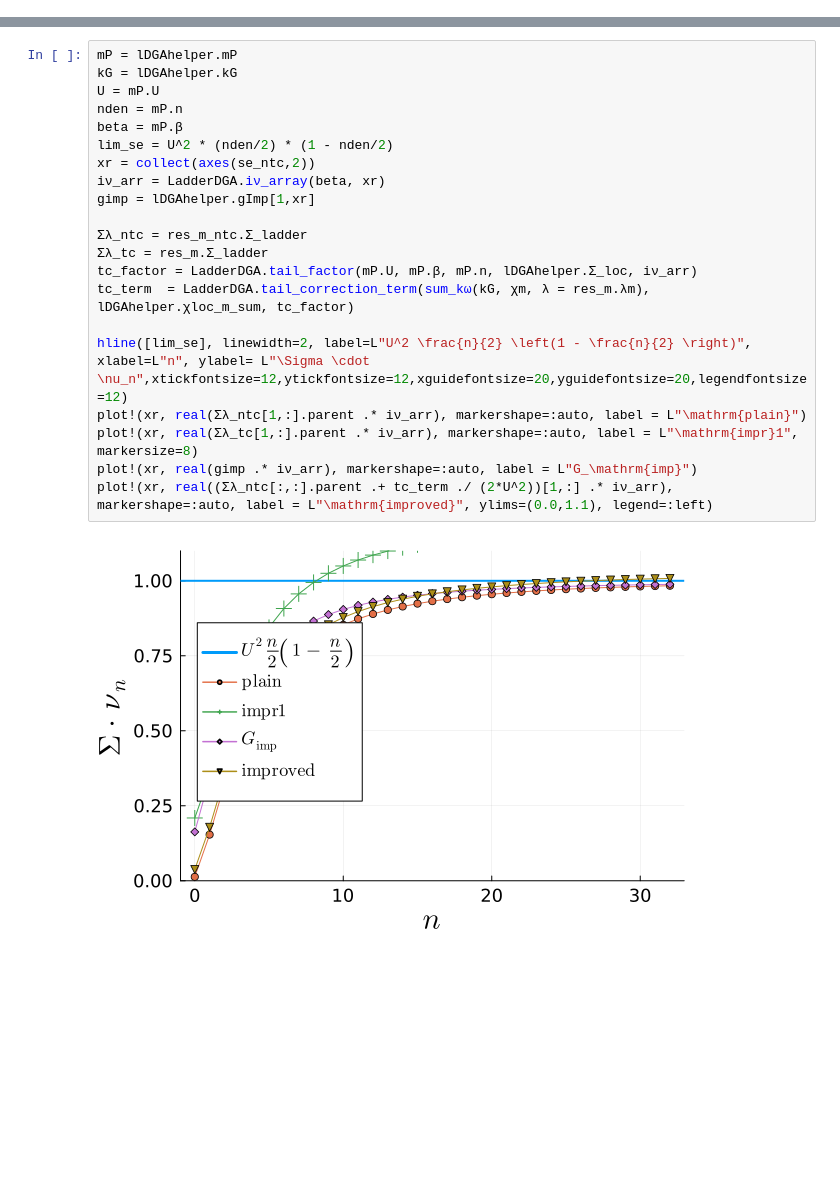
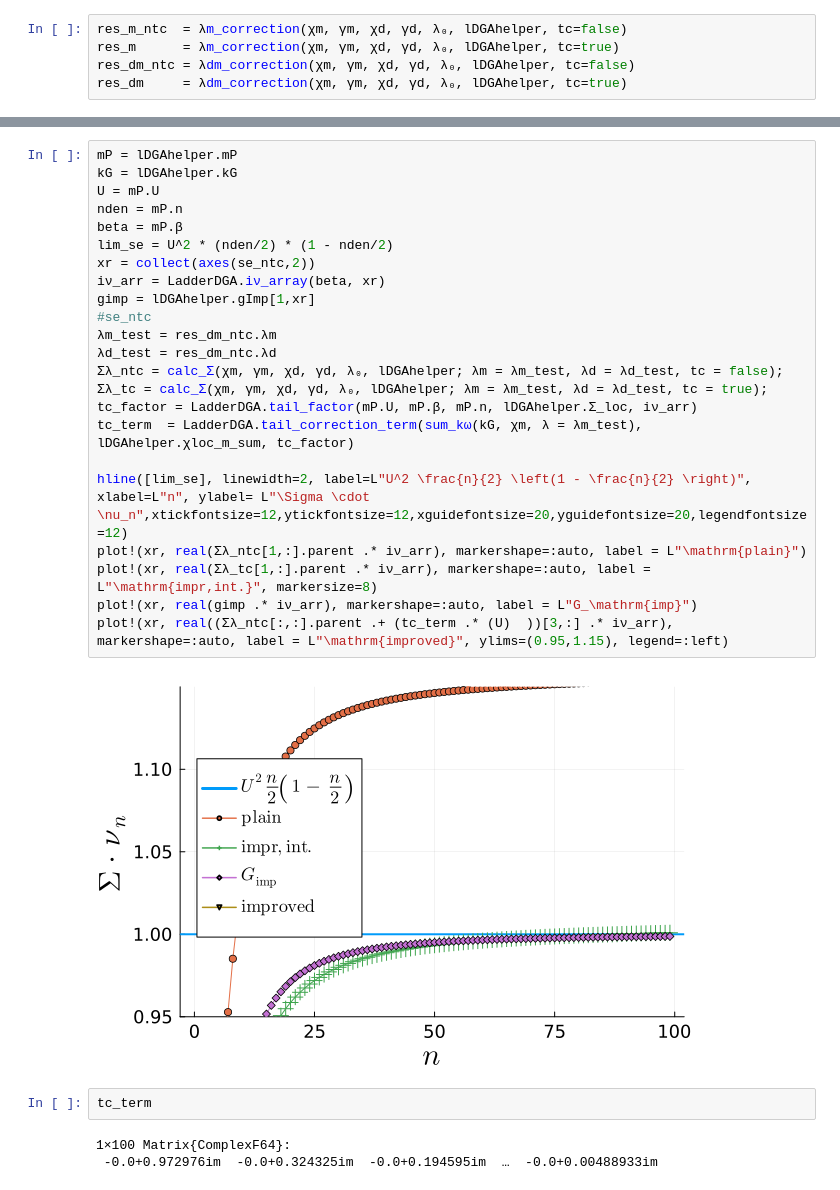
Before and after one commit to Atomtomate/LadderDGA.jl, a Jupyter notebook: notebooks/Sigma_Tail.ipynb, the cells around one changed output, grey strips where cells are left out. Drawn from its saved outputs; the diff is of its cells as text; blank space fills up the shorter version.

Commit message:
Several Bugfixes for LambdaCorrections and Sigma-Tail

```diff
--- a/notebooks/Sigma_Tail.ipynb
+++ b/notebooks/Sigma_Tail.ipynb
@@ -13,0 +30,5 @@ using LaTeXStrings
+# %%
+res_m_ntc  = λm_correction(χm, γm, χd, γd, λ₀, lDGAhelper, tc=false)
+res_m      = λm_correction(χm, γm, χd, γd, λ₀, lDGAhelper, tc=true)
+res_dm_ntc = λdm_correction(χm, γm, χd, γd, λ₀, lDGAhelper, tc=false)
+res_dm     = λdm_correction(χm, γm, χd, γd, λ₀, lDGAhelper, tc=true)
@@ -14,23 +43,30 @@ using LaTeXStrings
 # %%
 mP = lDGAhelper.mP
 kG = lDGAhelper.kG
 U = mP.U
 nden = mP.n
 beta = mP.β
 lim_se = U^2 * (nden/2) * (1 - nden/2)
 xr = collect(axes(se_ntc,2))
 iν_arr = LadderDGA.iν_array(beta, xr)
 gimp = lDGAhelper.gImp[1,xr]
-
-Σλ_ntc = res_m_ntc.Σ_ladder
-Σλ_tc = res_m.Σ_ladder
+#se_ntc
+λm_test = res_dm_ntc.λm
+λd_test = res_dm_ntc.λd
+Σλ_ntc = calc_Σ(χm, γm, χd, γd, λ₀, lDGAhelper; λm = λm_test, λd = λd_test, tc = false);
+Σλ_tc = calc_Σ(χm, γm, χd, γd, λ₀, lDGAhelper; λm = λm_test, λd = λd_test, tc = true);
 tc_factor = LadderDGA.tail_factor(mP.U, mP.β, mP.n, lDGAhelper.Σ_loc, iν_arr)
-tc_term  = LadderDGA.tail_correction_term(sum_kω(kG, χm, λ = res_m.λm), lDGAhelper.χloc_m_sum, tc_factor)
+tc_term  = LadderDGA.tail_correction_term(sum_kω(kG, χm, λ = λm_test), lDGAhelper.χloc_m_sum, tc_factor)
 
 hline([lim_se], linewidth=2, label=L"U^2 \frac{n}{2} \left(1 - \frac{n}{2} \right)", xlabel=L"n", ylabel= L"\Sigma \cdot \nu_n",xtickfontsize=12,ytickfontsize=12,xguidefontsize=20,yguidefontsize=20,legendfontsize=12)
 plot!(xr, real(Σλ_ntc[1,:].parent .* iν_arr), markershape=:auto, label = L"\mathrm{plain}")
-plot!(xr, real(Σλ_tc[1,:].parent .* iν_arr), markershape=:auto, label = L"\mathrm{impr}1", markersize=8)
+plot!(xr, real(Σλ_tc[1,:].parent .* iν_arr), markershape=:auto, label = L"\mathrm{impr,int.}", markersize=8)
 plot!(xr, real(gimp .* iν_arr), markershape=:auto, label = L"G_\mathrm{imp}")
-plot!(xr, real((Σλ_ntc[:,:].parent .+ tc_term ./ (2*U^2))[1,:] .* iν_arr), markershape=:auto, label = L"\mathrm{improved}", ylims=(0.0,1.1), legend=:left)
+plot!(xr, real((Σλ_ntc[:,:].parent .+ (tc_term .* (U)  ))[3,:] .* iν_arr), markershape=:auto, label = L"\mathrm{improved}", ylims=(0.95,1.15), legend=:left)
 # %% [output]
-[figure, old version]
+[figure, new version]
+# %%
+tc_term
+# %% [output]
+1×100 Matrix{ComplexF64}:
+ -0.0+0.972976im  -0.0+0.324325im  -0.0+0.194595im  …  -0.0+0.00488933im
```
Also changed, not shown: parts of 14 cells of this notebook, 13 other files.
